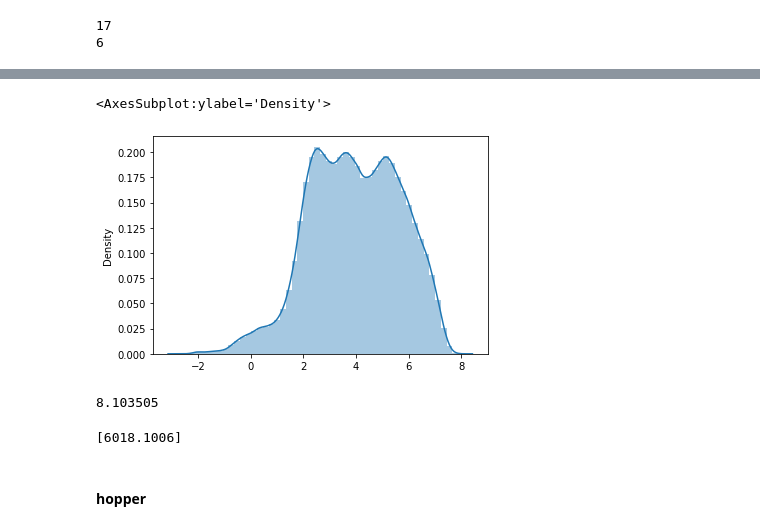
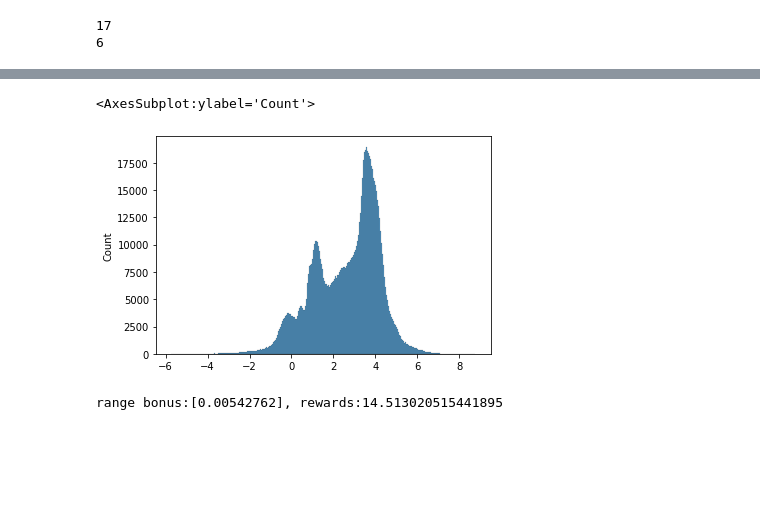
Before and after one commit to shidilrzf/continuous_rnd, a Jupyter notebook: sac/examples/notebooks/beta.ipynb, the cells around one changed output, grey strips where cells are left out. Saved outputs shown, nothing was run; the diff lists cells and outputs as text; code cells hidden in the pictures; blank space fills up the shorter version.

```diff
--- a/sac/examples/notebooks/beta.ipynb
+++ b/sac/examples/notebooks/beta.ipynb
@@ -11,5 +153,5 @@ import seaborn as sns
 # %%
-env_name = 'halfcheetah-medium-v0'
+env_name = 'walker2d-medium-v0'
 
 env = gym.make(env_name)
 obs_dim = env.observation_space.low.size
@@ -90,12 +183,12 @@ sns.histplot(bonus_shuffle.detach().cpu().numpy())
 # %%
-sns.distplot(rewards)
+sns.histplot(rewards)
 # %% [output]
-<AxesSubplot:ylabel='Density'>
+<AxesSubplot:ylabel='Count'>
-[figure, old version]
+[figure, new version]
-# %%
-print(max(rewards))
-# %% [output]
-8.103505
 # %%
 reward_rng = max(rewards) - min(rewards)
-bonus_rng =(max(bonus) - min(bonus)).detach().numpy()
+bonus_rng = max(bonus) - min(bonus)
+
+print('range bonus:{}, rewards:{}'.format(bonus_rng, reward_rng))
+# %% [output]
+range bonus:[0.00542762], rewards:14.513020515441895
@@ -106,6 +194,0 @@ beta = scale *(reward_rng / bonus_rng)
-# %%
-print(beta)
-# %% [output]
-[6018.1006]
-# %% [markdown]
-#### hopper
```
Also changed, not shown: parts of 40 cells of this notebook.
